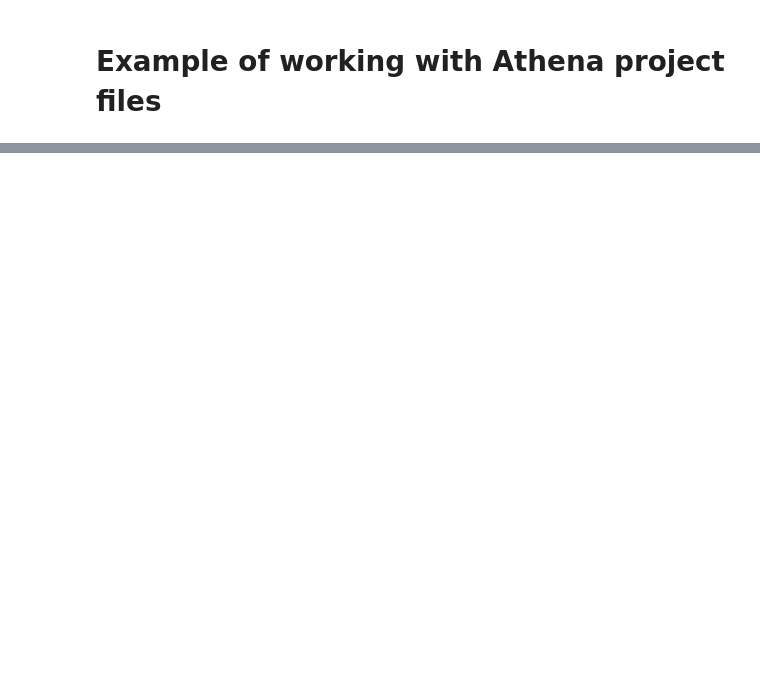
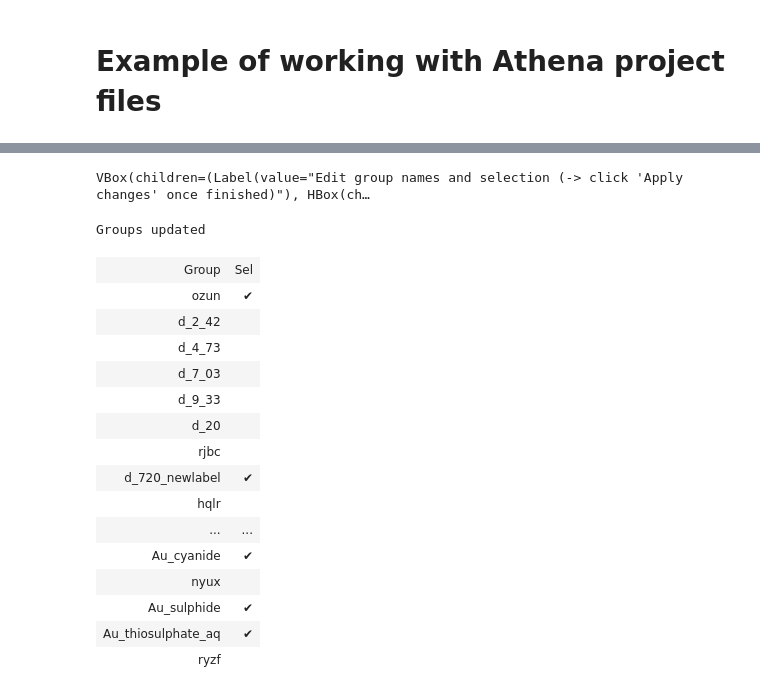
Before and after one commit to xraypy/xraylarch, a Jupyter notebook: examples/Jupyter/IO_Athena_project.ipynb, the cells around one changed output, grey strips where cells are left out. Cells and saved outputs as stored; diff of their text form; code cells hidden in the pictures; blank space fills up the shorter version.

```diff
--- a/examples/Jupyter/IO_Athena_project.ipynb
+++ b/examples/Jupyter/IO_Athena_project.ipynb
@@ -69 +91,27 @@ Group 0x7f13e7e936d0
+# %%
+# groups labels and selection can be edited also via UI (requires ipywidgets)
+aprj.edit_groups()
+# %% [output]
+VBox(children=(Label(value="Edit group names and selection (-> click 'Apply changes' once finished)"), HBox(ch…
+Groups updated
+# %%
+# to check the UI have updated the groups
+aprj
+# %% [output]
+| Group | Sel |
+| ozun | ✔ |
+| d_2_42 |  |
+| d_4_73 |  |
+| d_7_03 |  |
+| d_9_33 |  |
+| d_20 |  |
+| rjbc |  |
+| d_720_newlabel | ✔ |
+| hqlr |  |
+| ... | ... |
+| Au_cyanide | ✔ |
+| nyux |  |
+| Au_sulphide | ✔ |
+| Au_thiosulphate_aq | ✔ |
+| ryzf |  |
 # %%
```
Also changed, not shown: parts of 5 cells of this notebook.
